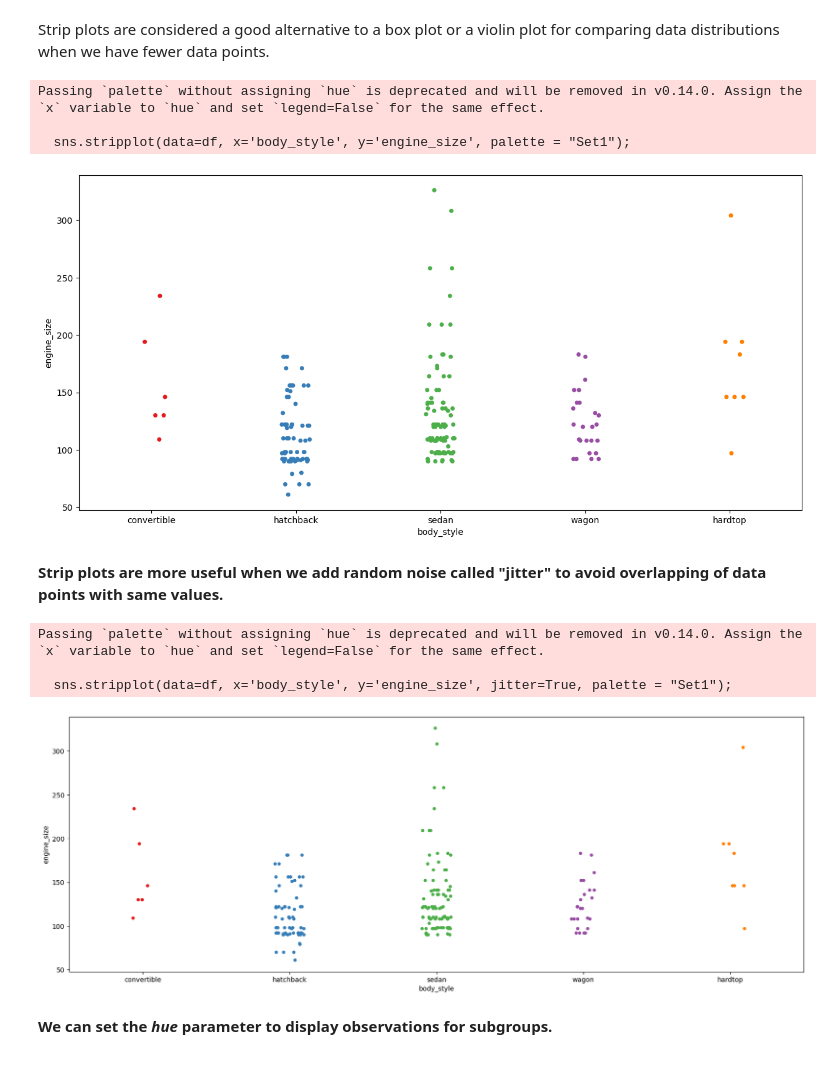
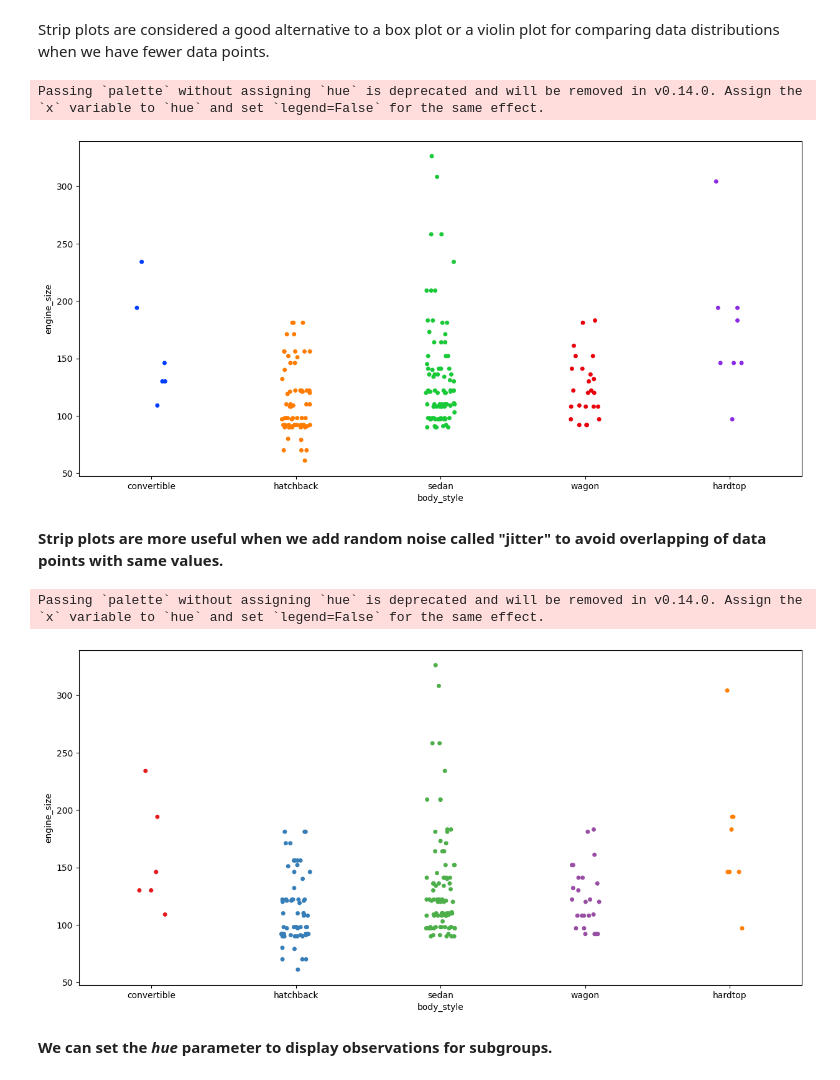
Before and after one commit to wstanislaus/data_visualization, a Jupyter notebook: notebooks/Data_Visualization_with_Python.ipynb, the cells around one changed output. Saved outputs shown, nothing was run; the diff lists cells and outputs as text; code cells hidden in the pictures.

```diff
--- a/notebooks/Data_Visualization_with_Python.ipynb
+++ b/notebooks/Data_Visualization_with_Python.ipynb
@@ -614,22 +612,18 @@ sns.stripplot(data=df, x='engine_size');
 Strip plots are considered a good alternative to a box plot or a violin plot for comparing data distributions when we have fewer data points.
 # %%
 plt.figure(figsize=(15,7))
-sns.stripplot(data=df, x='body_style', y='engine_size', palette = "Set1");
+sns.stripplot(data=df, x='body_style', y='engine_size', palette = "bright");
 # %% [output]
 Passing `palette` without assigning `hue` is deprecated and will be removed in v0.14.0. Assign the `x` variable to `hue` and set `legend=False` for the same effect.
-
-  sns.stripplot(data=df, x='body_style', y='engine_size', palette = "Set1");
-[figure, old version]
+[figure, new version]
 # %% [markdown]
 **Strip plots are more useful when we add random noise called "jitter" to avoid overlapping of data points with same values.**
 # %%
-plt.figure(figsize=(20,7))
+plt.figure(figsize=(15,7))
 sns.stripplot(data=df, x='body_style', y='engine_size', jitter=True, palette = "Set1");
 # %% [output]
 Passing `palette` without assigning `hue` is deprecated and will be removed in v0.14.0. Assign the `x` variable to `hue` and set `legend=False` for the same effect.
-
-  sns.stripplot(data=df, x='body_style', y='engine_size', jitter=True, palette = "Set1");
-[figure, old version]
+[figure, new version]
 # %% [markdown]
 **We can set the *hue* parameter to display observations for subgroups.**
 # %%
```
Also changed, not shown: parts of 4 cells of this notebook, 3 other files.
